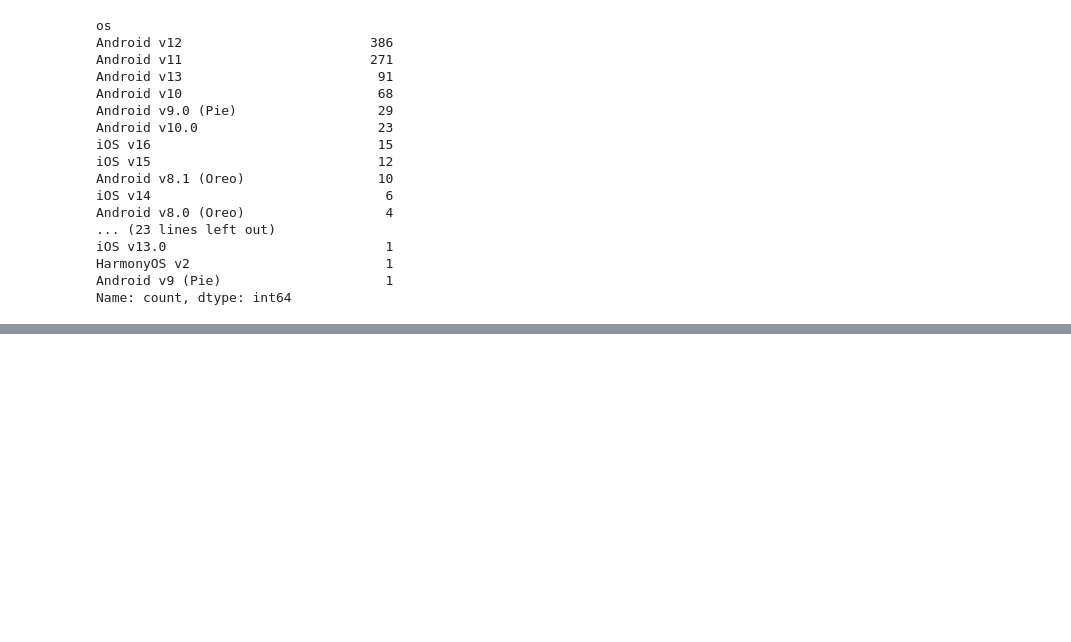
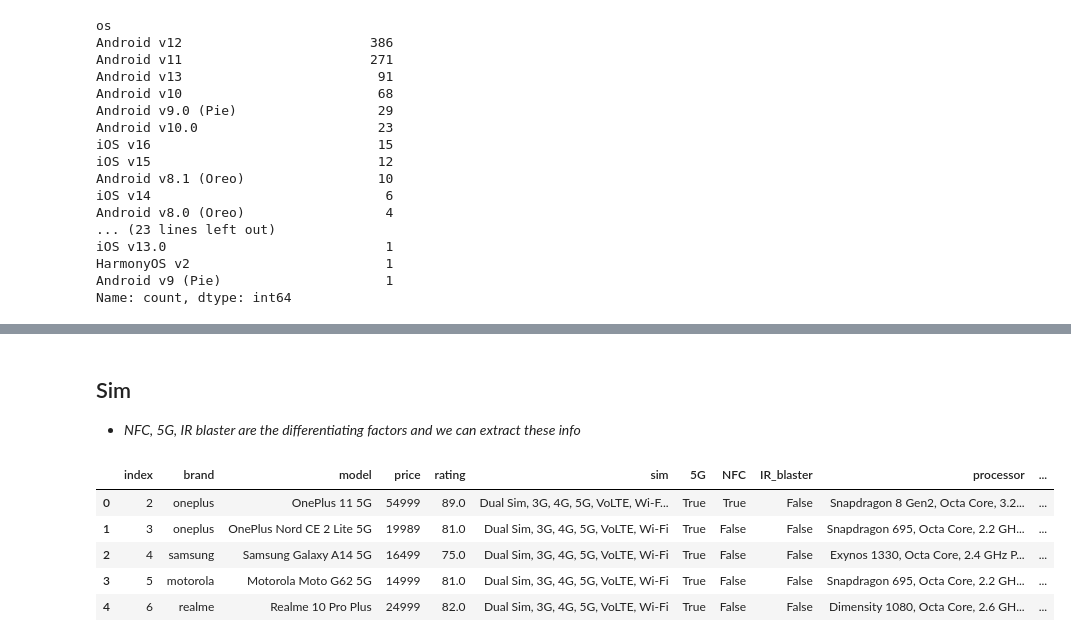
Before and after one commit to NityaVerma19/Data-Cleaning-Smartphone-Dataset, a Jupyter notebook: data-cleaning.ipynb, the cells around one changed output, grey strips where cells are left out. Saved outputs shown, nothing was run; the diff lists cells and outputs as text; code cells hidden in the pictures; blank space fills up the shorter version.

```diff
--- a/data-cleaning.ipynb
+++ b/data-cleaning.ipynb
@@ -503,0 +514,4 @@ df1.loc[df1['index'] == 488, 'os'] = np.nan
+# %%
+#Inserting the name of the brand
+
+df1.insert(1, "brand", brand_names)
@@ -503,0 +527,25 @@ df1.loc[df1['index'] == 488, 'os'] = np.nan
+# %%
+#converting to lowercase
+
+df1['brand'] = df1['brand'].str.lower()
+# %% [markdown]
+## Sim
+
+- *NFC, 5G, IR blaster are the differentiating factors and we can extract these info*
+# %%
+has_5g = df1['sim'].str.contains("5G")
+nfc = df1['sim'].str.contains('NFC')
+ir_blaster = df1['sim'].str.contains('IR Blaster')
+# %%
+df1.insert(6, "5G", has_5g)
+df1.insert(7, "NFC", nfc)
+df1.insert(8, "IR_blaster", ir_blaster )
+# %%
+df1.head()
+# %% [output]
+|  | index | brand | model | price | rating | sim | 5G | NFC | IR_blaster | processor | ... |
+| 0 | 2 | oneplus | OnePlus 11 5G | 54999 | 89.0 | Dual Sim, 3G, 4G, 5G, VoLTE, Wi-F... | True | True | False | Snapdragon 8 Gen2, Octa Core, 3.2... | ... |
+| 1 | 3 | oneplus | OnePlus Nord CE 2 Lite 5G | 19989 | 81.0 | Dual Sim, 3G, 4G, 5G, VoLTE, Wi-Fi | True | False | False | Snapdragon 695, Octa Core, 2.2 GH... | ... |
+| 2 | 4 | samsung | Samsung Galaxy A14 5G | 16499 | 75.0 | Dual Sim, 3G, 4G, 5G, VoLTE, Wi-Fi | True | False | False | Exynos 1330, Octa Core, 2.4 GHz P... | ... |
+| 3 | 5 | motorola | Motorola Moto G62 5G | 14999 | 81.0 | Dual Sim, 3G, 4G, 5G, VoLTE, Wi-Fi | True | False | False | Snapdragon 695, Octa Core, 2.2 GH... | ... |
+| 4 | 6 | realme | Realme 10 Pro Plus | 24999 | 82.0 | Dual Sim, 3G, 4G, 5G, VoLTE, Wi-Fi | True | False | False | Dimensity 1080, Octa Core, 2.6 GH... | ... |
```
Also changed, not shown: parts of 8 cells of this notebook.
